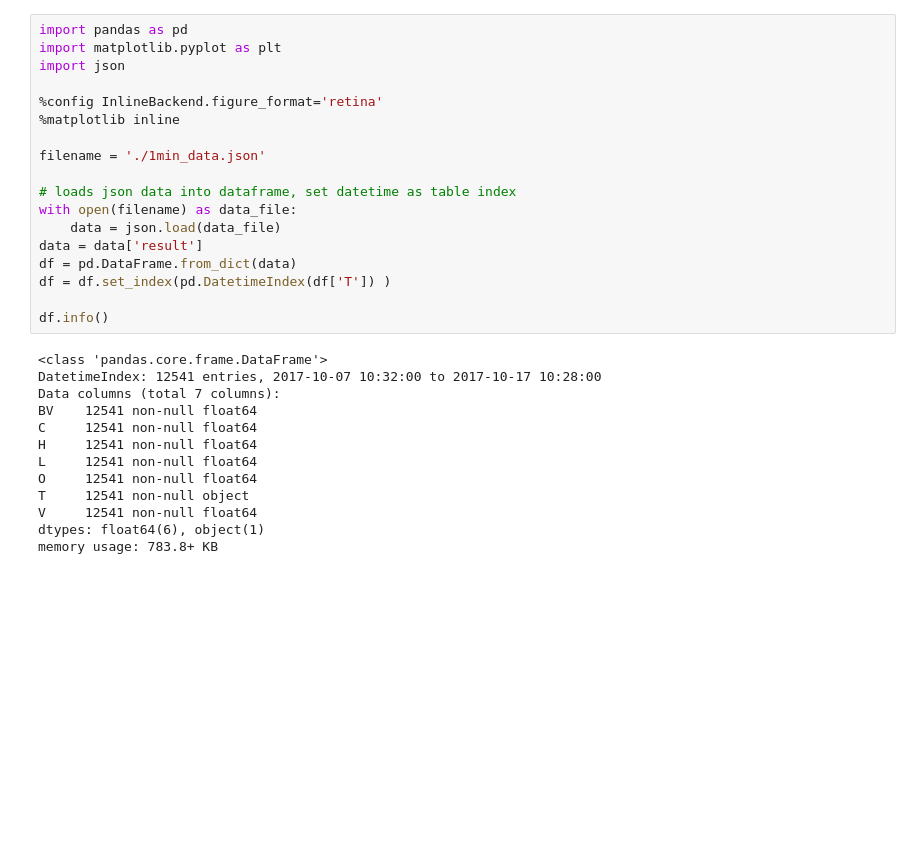
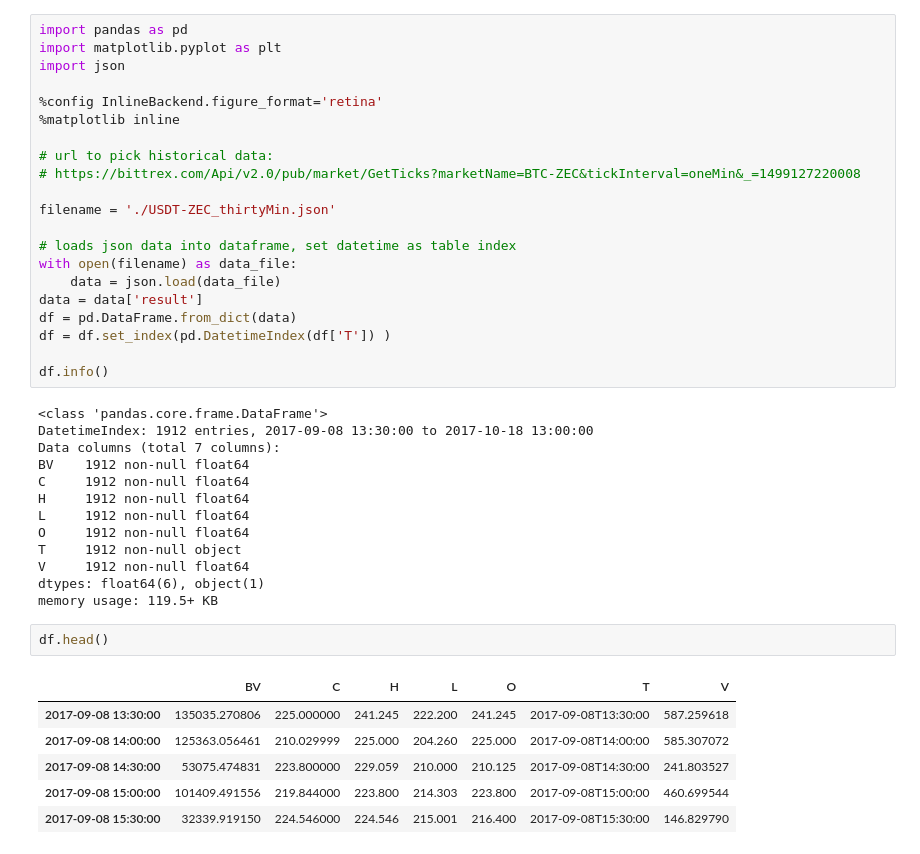
Before and after one commit to avidalh/BittrexTools, a Jupyter notebook: Untitled.ipynb, the cells around one changed output. Drawn from its saved outputs; the diff is of its cells as text; blank space fills up the shorter version.

```diff
--- a/Untitled.ipynb
+++ b/Untitled.ipynb
@@ -6,7 +6,10 @@ import json
 %config InlineBackend.figure_format='retina'
 %matplotlib inline
 
-filename = './1min_data.json'
+# url to pick historical data:
+# https://bittrex.com/Api/v2.0/pub/market/GetTicks?marketName=BTC-ZEC&tickInterval=oneMin&_=1499127220008
+
+filename = './USDT-ZEC_thirtyMin.json'
 
 # loads json data into dataframe, set datetime as table index
 with open(filename) as data_file:
@@ -18,15 +21,24 @@ df = df.set_index(pd.DatetimeIndex(df['T']) )
 df.info()
 # %% [output]
 <class 'pandas.core.frame.DataFrame'>
-DatetimeIndex: 12541 entries, 2017-10-07 10:32:00 to 2017-10-17 10:28:00
+DatetimeIndex: 1912 entries, 2017-09-08 13:30:00 to 2017-10-18 13:00:00
 Data columns (total 7 columns):
-BV    12541 non-null float64
-C     12541 non-null float64
-H     12541 non-null float64
-L     12541 non-null float64
-O     12541 non-null float64
-T     12541 non-null object
-V     12541 non-null float64
+BV    1912 non-null float64
+C     1912 non-null float64
+H     1912 non-null float64
+L     1912 non-null float64
+O     1912 non-null float64
+T     1912 non-null object
+V     1912 non-null float64
 dtypes: float64(6), object(1)
-memory usage: 783.8+ KB
+memory usage: 119.5+ KB
+# %%
+df.head()
+# %% [output]
+|  | BV | C | H | L | O | T | V |
+| 2017-09-08 13:30:00 | 135035.270806 | 225.000000 | 241.245 | 222.200 | 241.245 | 2017-09-08T13:30:00 | 587.259618 |
+| 2017-09-08 14:00:00 | 125363.056461 | 210.029999 | 225.000 | 204.260 | 225.000 | 2017-09-08T14:00:00 | 585.307072 |
+| 2017-09-08 14:30:00 | 53075.474831 | 223.800000 | 229.059 | 210.000 | 210.125 | 2017-09-08T14:30:00 | 241.803527 |
+| 2017-09-08 15:00:00 | 101409.491556 | 219.844000 | 223.800 | 214.303 | 223.800 | 2017-09-08T15:00:00 | 460.699544 |
+| 2017-09-08 15:30:00 | 32339.919150 | 224.546000 | 224.546 | 215.001 | 216.400 | 2017-09-08T15:30:00 | 146.829790 |
 # %%
```
Also changed, not shown: parts of 1 cell of this notebook, 2 other files.
